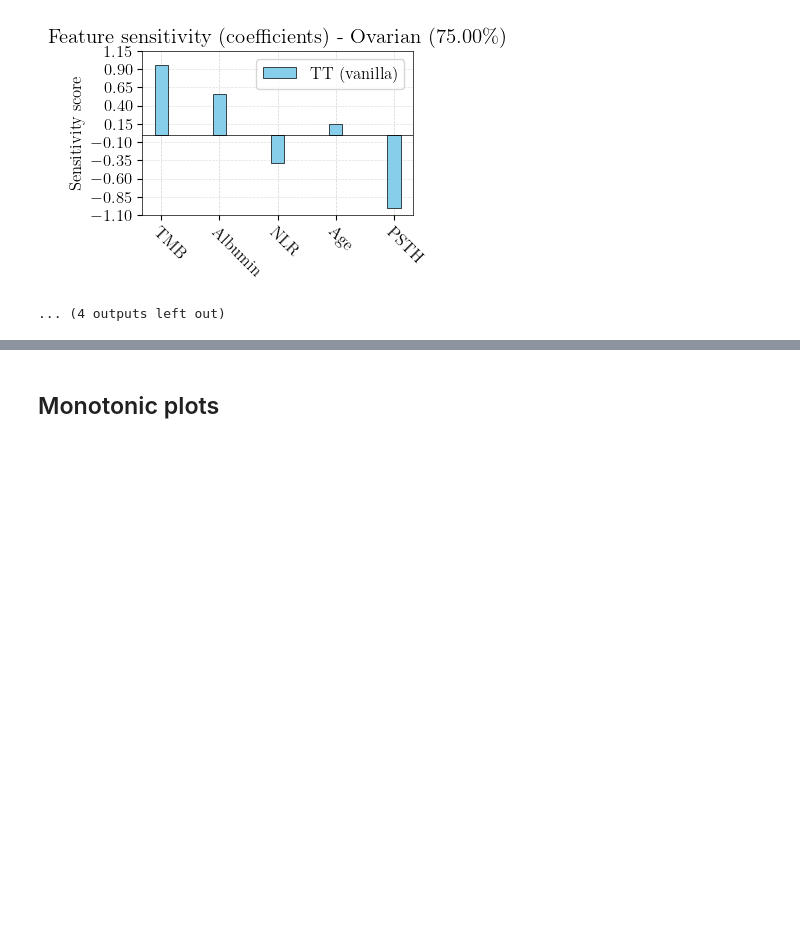
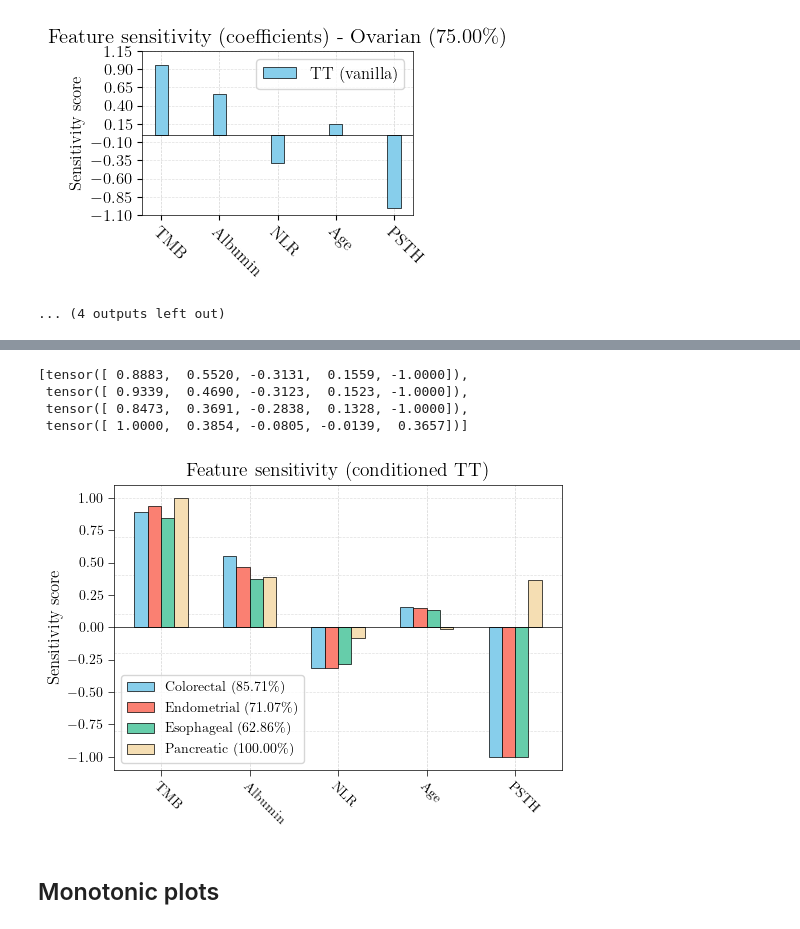
Before and after one commit to joserapa98/tns4loris, a Jupyter notebook: interpretability/interpretability.ipynb, the cells around one changed output, grey strips where cells are left out. Cells and saved outputs as stored; diff of their text form; code cells hidden in the pictures; blank space fills up the shorter version.

```diff
--- a/interpretability/interpretability.ipynb
+++ b/interpretability/interpretability.ipynb
@@ -1516,2 +1768,59 @@ for cancer_idx in range(16):
+# %%
+scores_by_cancer
+# %% [output]
+[tensor([ 0.8883,  0.5520, -0.3131,  0.1559, -1.0000]),
+ tensor([ 0.9339,  0.4690, -0.3123,  0.1523, -1.0000]),
+ tensor([ 0.8473,  0.3691, -0.2838,  0.1328, -1.0000]),
+ tensor([ 1.0000,  0.3854, -0.0805, -0.0139,  0.3657])]
+# %%
+fig, ax = plt.subplots(figsize=(5.5, 4))
+colors = ['skyblue', 'salmon', 'mediumaquamarine', 'wheat']
+
+
+for i, cancer_idx in enumerate([2, 3, 4, 12]):
+    # Bar plot setup
+    x = torch.arange(len(aux_featuresNA)) * 2  # label locations
+    width = 0.3  # width of the bars
+
+    bars = ax.bar(x + (-3/2 + i)*width, scores_by_cancer[i], width,
+                  label=f'{list(plot_labels.values())[cancer_idx + 5]} '
+                  f'({train_baccs[i] * 100:.2f}\%)',
+                  color=colors[i],
+                  edgecolor='black',
+                  linewidth=0.5)
+
+# Axes settings
+# ax.set_xlabel('Feature')
+ax.set_ylabel('Sensitivity score')
+ax.set_title(f'Feature sensitivity (conditioned TT)')
+ax.set_xticks(x)
+ax.set_xticklabels([plot_labels[feat] for feat in aux_featuresNA],
+                   rotation=-45, ha='left', rotation_mode='anchor')
+ax.legend(loc='lower left')
+
+# Horizontal line at y=0
+ax.axhline(0, color='black', linewidth=0.5)
+
+# Vertical lines at each x-tick
+for xpos in x:
+    ax.axvline(x=xpos, color='lightgrey',
+               linestyle='--', linewidth=0.5, alpha=1, zorder=-1)
+# Y-ticks every 0.1
+# ymin, ymax = ax.get_ylim()
+# yticks = np.arange(round(ymin,1), round(ymax+0.1,1), 0.3)
+ax.set_yticks(np.arange(-1, 1.25, 0.25))
+ax.set_ylim(-1.1, 1.1)
+
+# Horizontal grey lines at each y-tick
+for y in yticks:
+    ax.axhline(y=y, color='lightgrey',
+               linestyle='--', linewidth=0.5, alpha=0.7, zorder=-1)
+
+plt.tight_layout()
+plt.savefig(os.path.join(figures_dir, 'feat_sensitivity_cancertype.pdf'),
+            bbox_inches='tight')
+plt.show()
+# %% [output]
+[figure, added]
 # %% [markdown]
 ## Monotonic plots
```
Also changed, not shown: parts of 40 cells of this notebook, 13 other files.
